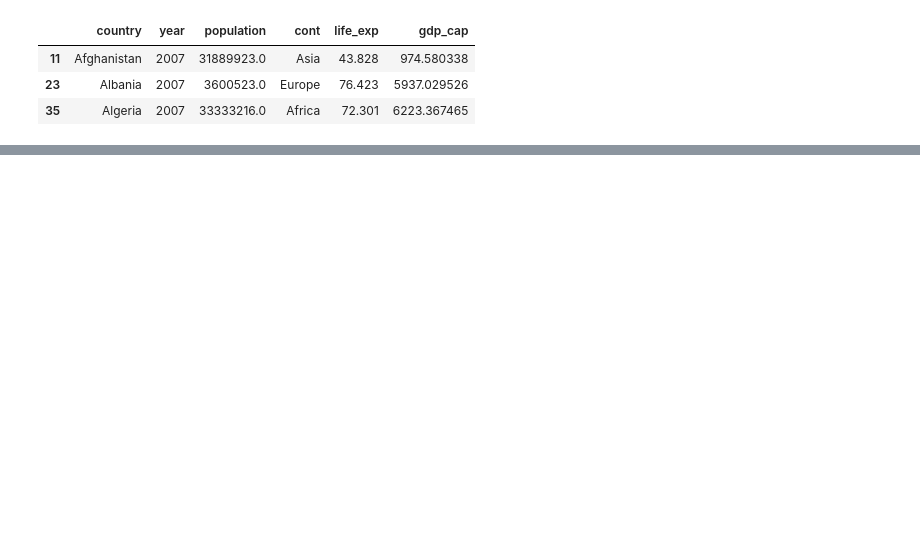
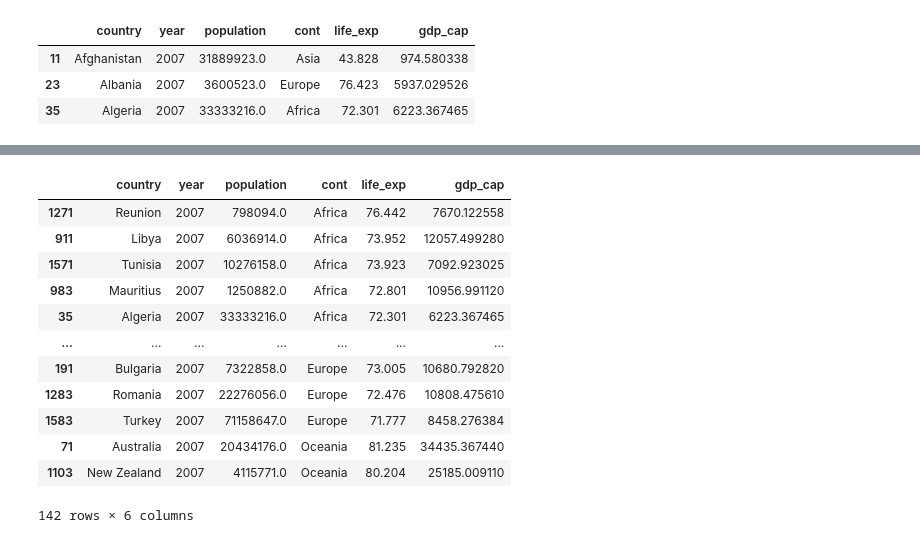
Before and after one commit to GustavMartinez/Python_practice, a Jupyter notebook: 09_libraries/pandas/data_manipulation_pandas.ipynb, the cells around one changed output, grey strips where cells are left out. Cells and saved outputs as stored; diff of their text form; code cells hidden in the pictures; blank space fills up the shorter version.

```diff
--- a/09_libraries/pandas/data_manipulation_pandas.ipynb
+++ b/09_libraries/pandas/data_manipulation_pandas.ipynb
@@ -30,0 +69,16 @@ df.sort_values('cont') # Apply the method to a specific column
+# %%
+df.sort_values(['cont', 'life_exp'], ascending=[True, False]) # This is also posible
+# %% [output]
+|  | country | year | population | cont | life_exp | gdp_cap |
+| 1271 | Reunion | 2007 | 798094.0 | Africa | 76.442 | 7670.122558 |
+| 911 | Libya | 2007 | 6036914.0 | Africa | 73.952 | 12057.499280 |
+| 1571 | Tunisia | 2007 | 10276158.0 | Africa | 73.923 | 7092.923025 |
+| 983 | Mauritius | 2007 | 1250882.0 | Africa | 72.801 | 10956.991120 |
+| 35 | Algeria | 2007 | 33333216.0 | Africa | 72.301 | 6223.367465 |
+| ... | ... | ... | ... | ... | ... | ... |
+| 191 | Bulgaria | 2007 | 7322858.0 | Europe | 73.005 | 10680.792820 |
+| 1283 | Romania | 2007 | 22276056.0 | Europe | 72.476 | 10808.475610 |
+| 1583 | Turkey | 2007 | 71158647.0 | Europe | 71.777 | 8458.276384 |
+| 71 | Australia | 2007 | 20434176.0 | Oceania | 81.235 | 34435.367440 |
+| 1103 | New Zealand | 2007 | 4115771.0 | Oceania | 80.204 | 25185.009110 |
+142 rows × 6 columns
```
Also changed, not shown: parts of 12 cells of this notebook.
